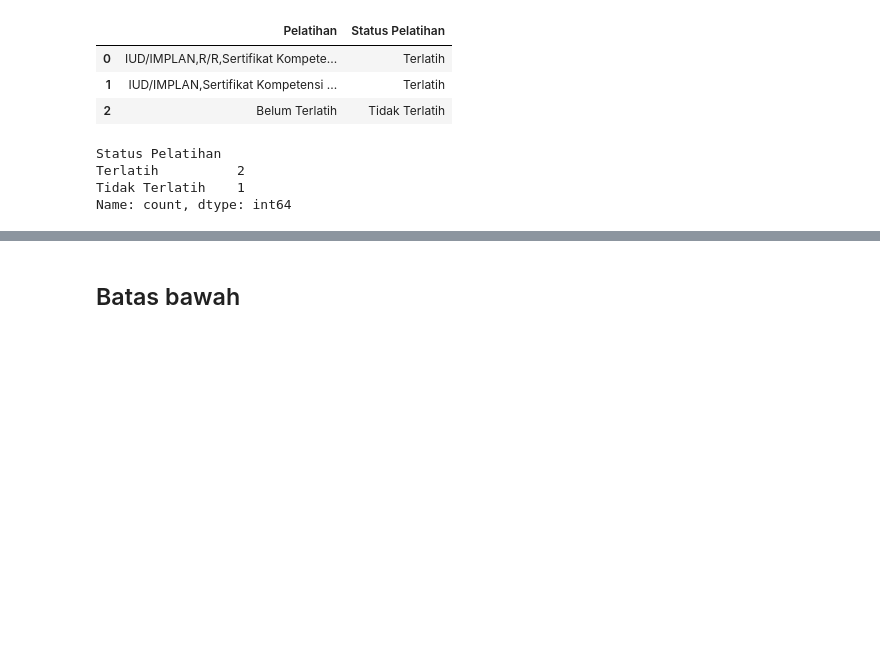
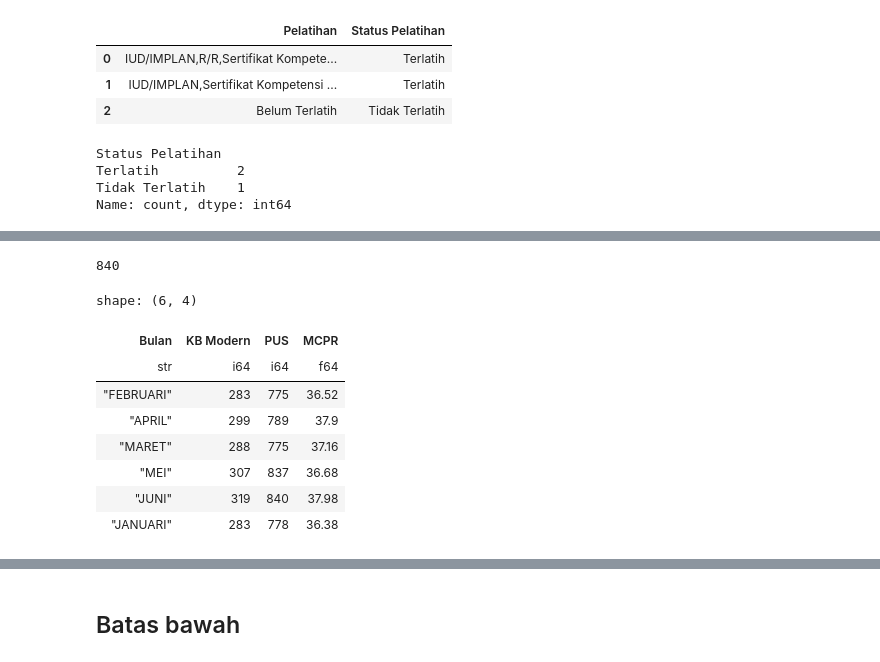
Before and after one commit to pokja0/profil_desa_siga, a Jupyter notebook: tes_polar.ipynb, the cells around one changed output, grey strips where cells are left out. Cells and saved outputs as stored; diff of their text form; code cells hidden in the pictures; blank space fills up the shorter version.

```diff
--- a/tes_polar.ipynb
+++ b/tes_polar.ipynb
@@ -578,0 +703,62 @@ filter_bulan
+# %%
+data_pus = pl.read_excel("data/data_pus.xlsx")
+
+data_pus = data_pus.filter(
+    pl.col("Kabupaten").is_in(filter_kabupaten),
+    pl.col("Kecamatan").is_in(filter_kecamatan),
+    pl.col("Kelurahan_Desa").is_in(filter_desa),
+    pl.col("Bulan").is_in(filter_bulan)
+)
+data_pus = data_pus['PUS'].sum()
+data_pus
+# %% [output]
+840
+# %%
+#MCPR
+data_pus = pl.read_excel("data/data_pus.xlsx")
+
+hingga_bulan = bulan_hingga("JUNI")
+
+data_pus = data_pus.filter(
+    pl.col("Kabupaten").is_in(filter_kabupaten),
+    pl.col("Kecamatan").is_in(filter_kecamatan),
+    pl.col("Kelurahan_Desa").is_in(filter_desa),
+    pl.col("Bulan").is_in(hingga_bulan)
+)
+data_pus = data_pus.select(["PUS", "Bulan"])
+data_pus = data_pus.group_by("Bulan").agg([
+    pl.sum("PUS")
+])
+
+#MCPR
+data_mcpr = pl.read_excel("data/data_mix_kontra.xlsx")
+
+hingga_bulan = bulan_hingga("JUNI")
+
+data_mcpr = data_mcpr.filter(
+    pl.col("Kabupaten").is_in(filter_kabupaten),
+    pl.col("Kecamatan").is_in(filter_kecamatan),
+    pl.col("Kelurahan/Desa").is_in(filter_desa),
+    pl.col("Bulan").is_in(hingga_bulan)
+)
+data_mcpr = data_mcpr.select(["KB Modern", "Bulan"])
+data_mcpr = data_mcpr.group_by("Bulan").agg([
+    pl.sum("KB Modern")
+])
+
+data_mcpr = data_mcpr.join(data_pus, on="Bulan", how="inner")
+
+data_mcpr = data_mcpr.with_columns(
+    (pl.col("KB Modern") / pl.col("PUS") * 100).round(2).alias("MCPR")
+)
+data_mcpr
+# %% [output]
+shape: (6, 4)
+| Bulan | KB Modern | PUS | MCPR |
+| str | i64 | i64 | f64 |
+| "FEBRUARI" | 283 | 775 | 36.52 |
+| "APRIL" | 299 | 789 | 37.9 |
+| "MARET" | 288 | 775 | 37.16 |
+| "MEI" | 307 | 837 | 36.68 |
+| "JUNI" | 319 | 840 | 37.98 |
+| "JANUARI" | 283 | 778 | 36.38 |
```
Also changed, not shown: parts of 16 cells of this notebook, 4 other files.
